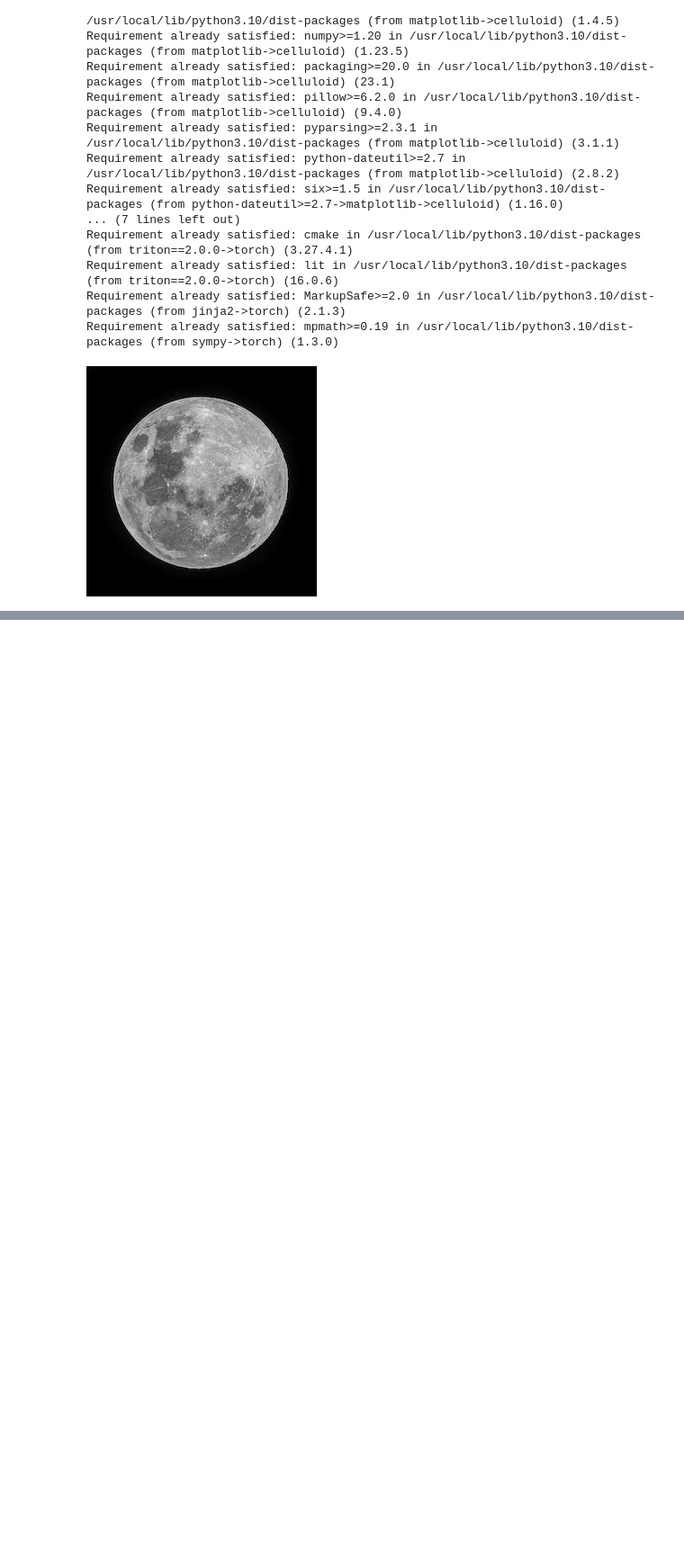
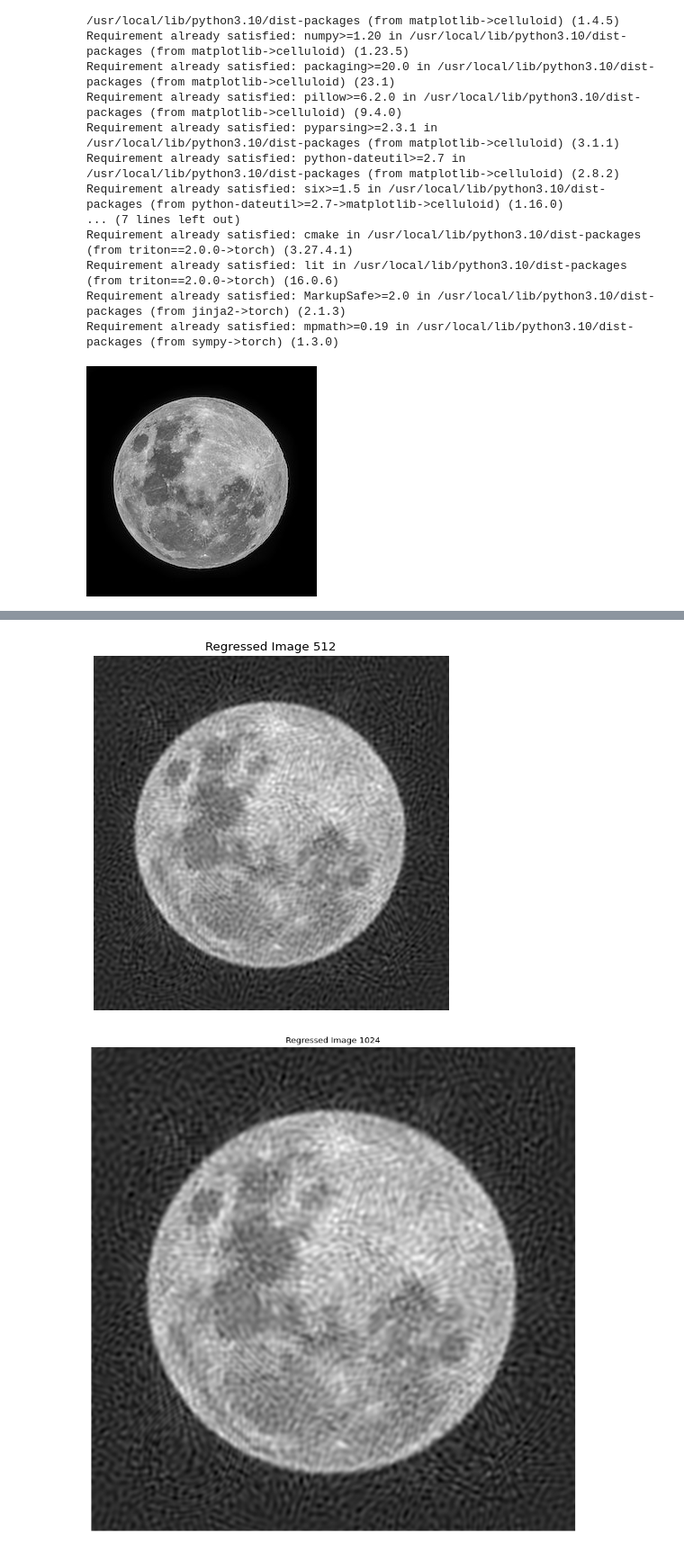
Before and after one commit to GardnerL16/GardnerL16.github.io, a Jupyter notebook: HW_p4.ipynb, the cells around one changed output, grey strips where cells are left out. Shown: that part at 90% size. Cells and saved outputs as stored; diff of their text form; code cells hidden in the pictures; blank space fills up the shorter version.

```diff
--- a/HW_p4.ipynb
+++ b/HW_p4.ipynb
@@ -131,0 +191,31 @@ for n in range(n_epochs):
+# %%
+#Step 6: Increase sampling grid resolution and evaluate trained model
+
+# 512
+with torch.no_grad():
+    xx, yy = torch.meshgrid(torch.linspace(0, 1, 512), torch.linspace(0, 1, 512))
+    grid_points = torch.stack((xx, yy), dim=-1).view(-1, 2)
+    predicted_image512 = model(grid_points.float()).view(512, 512).numpy()
+
+# Display the final regressed image
+plt.figure(figsize=(512/80, 512/80), dpi=80)
+plt.imshow(predicted_image512, cmap="gray")
+plt.title("Regressed Image 512")
+plt.axis("off")
+plt.show()
+
+#1024
+with torch.no_grad():
+    xx, yy = torch.meshgrid(torch.linspace(0, 1, 1024), torch.linspace(0, 1, 1024))
+    grid_points = torch.stack((xx, yy), dim=-1).view(-1, 2)
+    predicted_image_1024 = model(grid_points.float()).view(1024, 1024).numpy()
+
+# Display the final regressed image
+plt.figure(figsize=(1024/80, 1024/80), dpi=80)
+plt.imshow(predicted_image_1024, cmap="gray")
+plt.title("Regressed Image 1024")
+plt.axis("off")
+plt.show()
+# %% [output]
+[figure, added]
+[figure, added]
```
Also changed, not shown: parts of 8 cells of this notebook.
